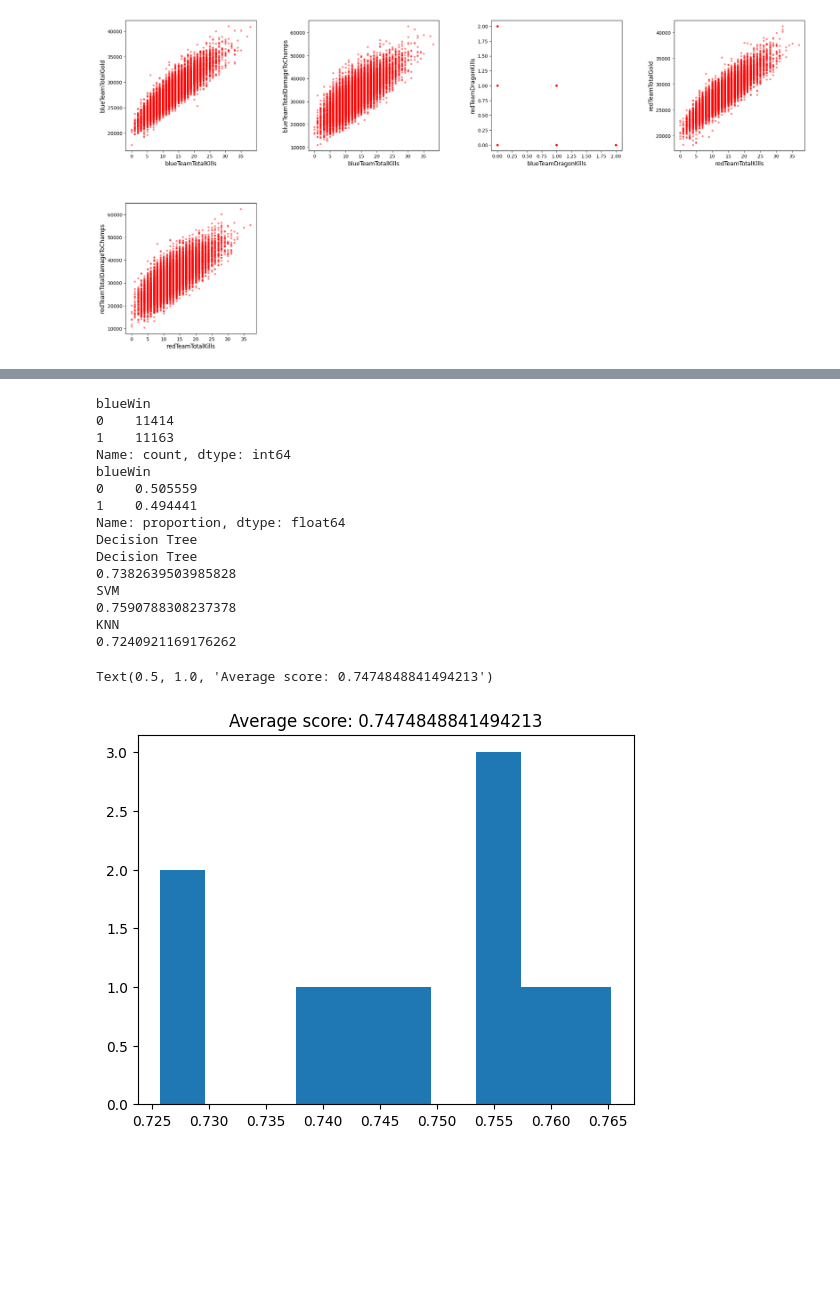
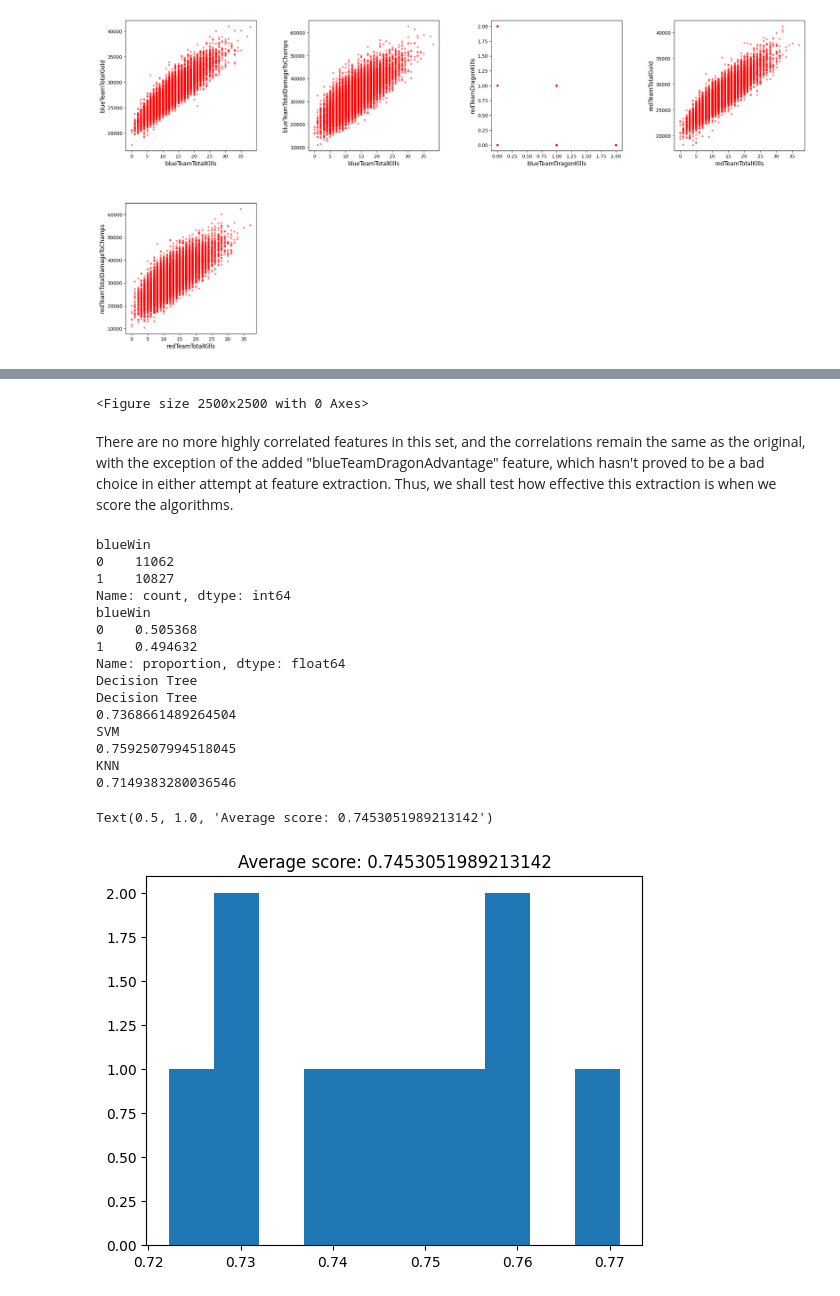
Before and after one commit to gcsam11/IART_LOL, a Jupyter notebook: lol_soloQ.ipynb, the cells around one changed output, grey strips where cells are left out. Cells and saved outputs as stored; diff of their text form; code cells hidden in the pictures; blank space fills up the shorter version.

Commit message:
feature extraction

```diff
--- a/lol_soloQ.ipynb
+++ b/lol_soloQ.ipynb
@@ -402,17 +528,50 @@ for i, cols in enumerate(plot_cols):
+# %%
+df_removed = df.copy()
+
+df_removed['blueDragonAdvantage'] = df_removed['blueTeamDragonKills'] - df_removed['redTeamDragonKills']
+df_removed = df_removed.drop(columns=['blueTeamTotalKills', 'redTeamTotalKills', 'blueTeamDragonKills', 'redTeamDragonKills', 'blueTeamMinionsKilled', 'redTeamMinionsKilled'])
+
+cols = list(df_removed.columns)
+
+plot_cols = []
+
+for i, col1 in enumerate(cols):
+    if col1 == 'blueWin':
+        continue
+    for col2 in cols[i::]:
+        if col1 == col2 or col2 == 'blueWin':
+            continue
+        if math.fabs(df_removed[col1].corr(df_removed[col2])) > 0.75:
+            plot_cols.append([col1,col2])
+
+# Plot the cols with high correlation
+
+plt.figure(figsize=(25,25))
+plt.subplots_adjust(left=0.1,bottom=0.1,right=0.9,top=0.9,wspace=0.4,hspace=0.4)
+
+for i, cols in enumerate(plot_cols):
+    plt.subplot(4,4,i+1)
+    plt.scatter(df_removed[cols[0]],df_removed[cols[1]],s=10,c='red',alpha=0.4)
+    plt.xlabel(f"{cols[0]}",fontsize=12)
+    plt.ylabel(f"{cols[1]}",fontsize=12)
+# %% [output]
+<Figure size 2500x2500 with 0 Axes>
+# %% [markdown]
+There are no more highly correlated features in this set, and the correlations remain the same as the original, with the exception of the added "blueTeamDragonAdvantage" feature, which hasn't proved to be a bad choice in either attempt at feature extraction. Thus, we shall test how effective this extraction is when we score the algorithms.
 # %%
 # Split the data into training and testing sets
 from sklearn.model_selection import train_test_split
 
-all_inputs = df.drop('blueWin', axis=1)
-all_labels = df['blueWin'].values
+all_inputs = df_removed.drop('blueWin', axis=1)
+all_labels = df_removed['blueWin'].values
 
 (training_inputs,
  testing_inputs,
  training_classes,
  testing_classes) = train_test_split(all_inputs, all_labels, test_size=0.10)
 
-print(df["blueWin"].value_counts())
-print(df["blueWin"].value_counts(normalize=True))
+print(df_removed["blueWin"].value_counts())
+print(df_removed["blueWin"].value_counts(normalize=True))
 
 # Train the model decision tree
 from sklearn.tree import DecisionTreeClassifier
@@ -450,39 +609,39 @@ from sklearn.neighbors import KNeighborsClassifier
 
 model = KNeighborsClassifier()
 
 model.fit(training_inputs, training_classes)
 
 print("KNN")
 print(model.score(testing_inputs, testing_classes))
 
 
 
 from sklearn.model_selection import cross_val_score
 
 decision_tree_classifier = DecisionTreeClassifier(
     max_depth=5,
 )
 
 # cross_val_score returns a list of the scores, which we can visualize
 # to get a reasonable estimate of our classifier's performance
 cv_scores = cross_val_score(decision_tree_classifier, all_inputs, all_labels, cv=10)
 plt.hist(cv_scores)
 plt.title('Average score: {}'.format(np.mean(cv_scores)))
 # %% [output]
 blueWin
-0    11414
-1    11163
+0    11062
+1    10827
 Name: count, dtype: int64
 blueWin
-0    0.505559
-1    0.494441
+0    0.505368
+1    0.494632
 Name: proportion, dtype: float64
 Decision Tree
 Decision Tree
-0.7382639503985828
+0.7368661489264504
 SVM
-0.7590788308237378
+0.7592507994518045
 KNN
-0.7240921169176262
+0.7149383280036546
-Text(0.5, 1.0, 'Average score: 0.7474848841494213')
+Text(0.5, 1.0, 'Average score: 0.7453051989213142')
-[figure, old version]
+[figure, new version]
```
Also changed, not shown: parts of 15 cells of this notebook.
